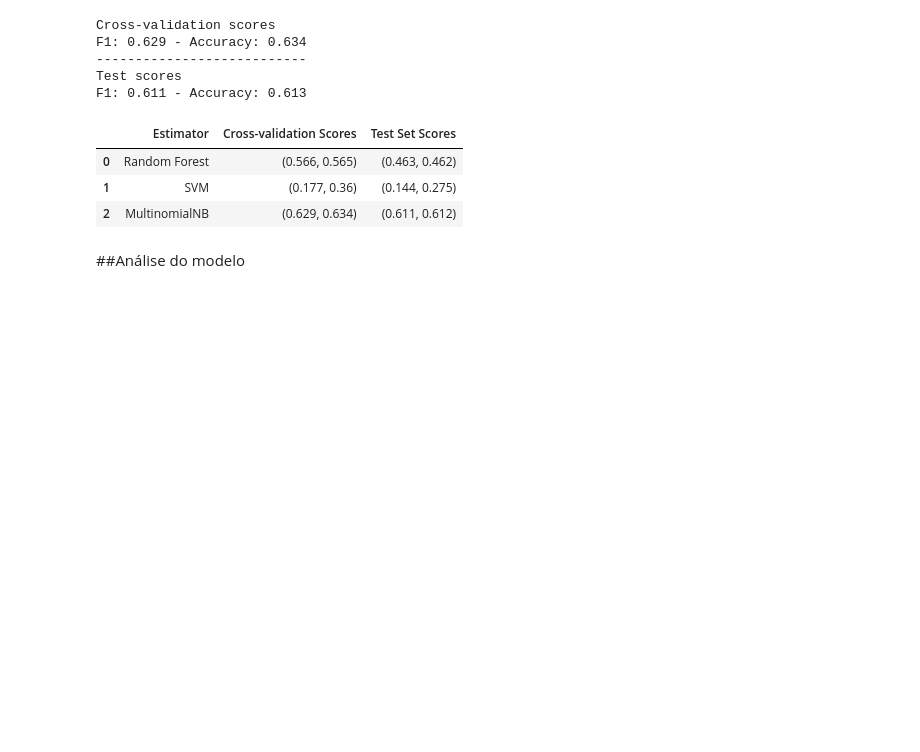
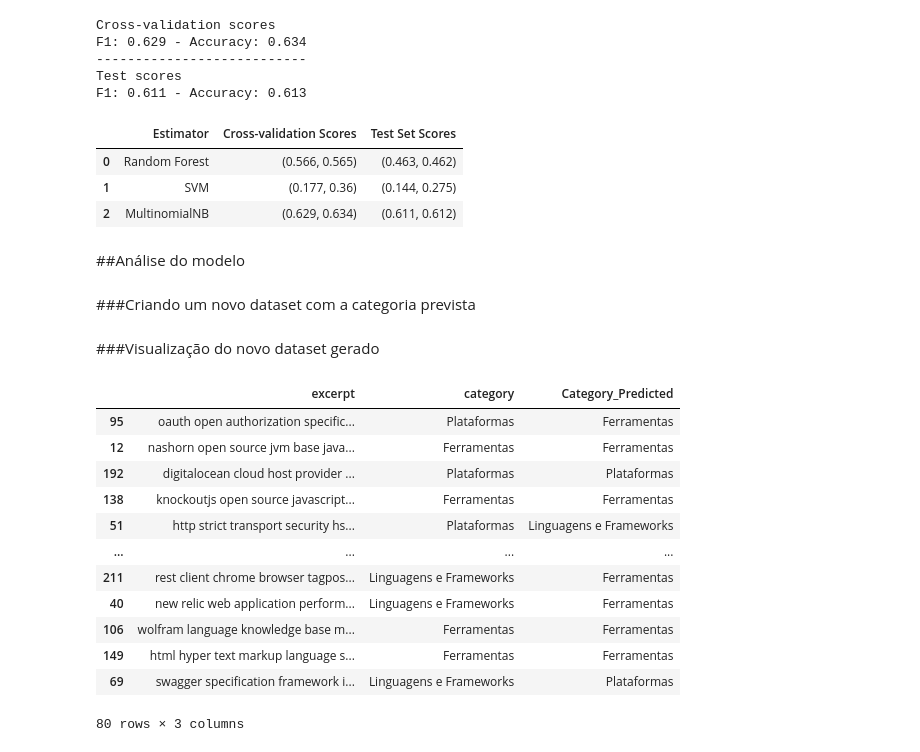
Before and after one commit to GabrielCdev/StackOverflow_Texts_Analysis, a Jupyter notebook: StackOverflow_Texts_Analysis.ipynb, the cells around one changed output. Saved outputs shown, nothing was run; the diff lists cells and outputs as text; code cells hidden in the pictures; blank space fills up the shorter version.

```diff
--- a/StackOverflow_Texts_Analysis.ipynb
+++ b/StackOverflow_Texts_Analysis.ipynb
@@ -1013,3 +1034,42 @@ df_estimators_scores
 ##Análise do modelo
 # %%
 predictions = mnbc.predict(features_test)
+# %% [markdown]
+###Criando um novo dataset com a categoria prevista
+# %%
+category_names = {
+    0: 'Ferramentas',
+    1: 'Plataformas',
+    2: 'Linguagens e Frameworks'
+}
+
+index_X_test = X_test.index
+
+df_test = stack_df.loc[index_X_test]
+
+df_test['Prediction'] = predictions
+
+df_test = df_test[['excerpt', 'classification', 'category', 'Prediction']]
+
+df_test['Category_Predicted'] = df_test['Prediction']
+df_test = df_test.replace({'Category_Predicted':category_names})
+
+df_test = df_test[['excerpt', 'category', 'Category_Predicted']]
+# %% [markdown]
+###Visualização do novo dataset gerado
+# %%
+df_test
+# %% [output]
+|  | excerpt | category | Category_Predicted |
+| 95 | oauth open authorization specific... | Plataformas | Ferramentas |
+| 12 | nashorn open source jvm base java... | Ferramentas | Ferramentas |
+| 192 | digitalocean cloud host provider ... | Plataformas | Plataformas |
+| 138 | knockoutjs open source javascript... | Ferramentas | Ferramentas |
+| 51 | http strict transport security hs... | Plataformas | Linguagens e Frameworks |
+| ... | ... | ... | ... |
+| 211 | rest client chrome browser tagpos... | Linguagens e Frameworks | Ferramentas |
+| 40 | new relic web application perform... | Linguagens e Frameworks | Ferramentas |
+| 106 | wolfram language knowledge base m... | Ferramentas | Ferramentas |
+| 149 | html hyper text markup language s... | Ferramentas | Ferramentas |
+| 69 | swagger specification framework i... | Linguagens e Frameworks | Plataformas |
+80 rows × 3 columns
```
Also changed, not shown: parts of 13 cells of this notebook.
